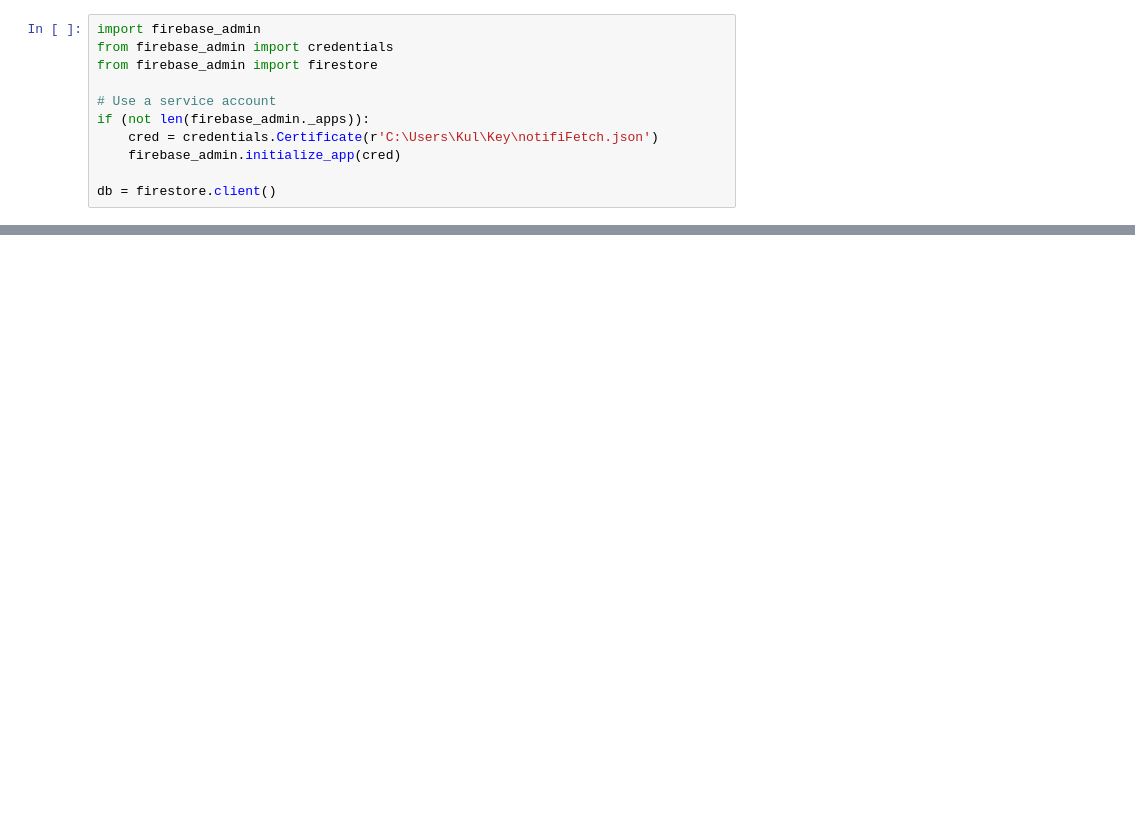
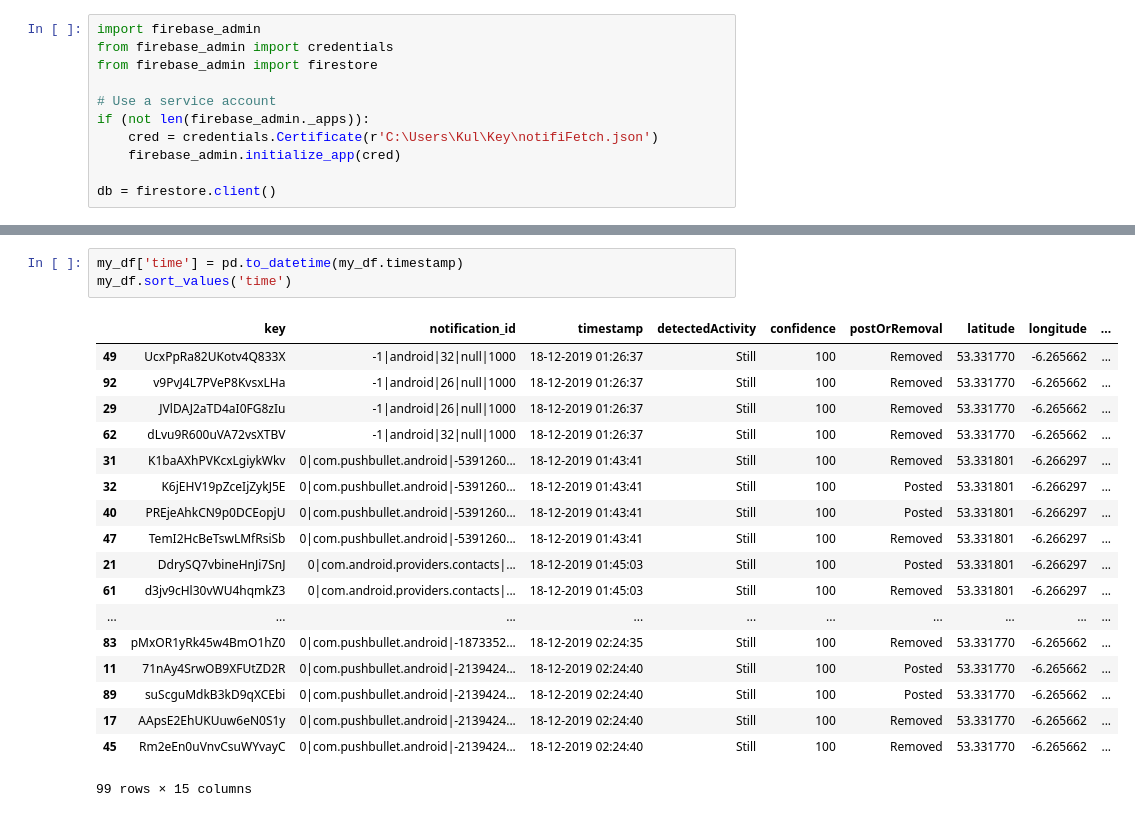
Before and after one commit to kulgaurav/NotificationLogger, a Jupyter notebook: Firestone_Fetch.ipynb, the cells around one changed output, grey strips where cells are left out. Saved outputs shown, nothing was run; the diff lists cells and outputs as text; blank space fills up the shorter version.

```diff
--- a/Firestone_Fetch.ipynb
+++ b/Firestone_Fetch.ipynb
@@ -35,0 +77,22 @@ zzyVKAauSGNiSYpZCDbF => {'notificationID': 8, 'maxConfidence': 40, 'timestamp':
+# %%
+my_df['time'] = pd.to_datetime(my_df.timestamp)
+my_df.sort_values('time')
+# %% [output]
+|  | key | notification_id | timestamp | detectedActivity | confidence | postOrRemoval | latitude | longitude | ... |
+| 49 | UcxPpRa82UKotv4Q833X | -1|android|32|null|1000 | 18-12-2019 01:26:37 | Still | 100 | Removed | 53.331770 | -6.265662 | ... |
+| 92 | v9PvJ4L7PVeP8KvsxLHa | -1|android|26|null|1000 | 18-12-2019 01:26:37 | Still | 100 | Removed | 53.331770 | -6.265662 | ... |
+| 29 | JVlDAJ2aTD4aI0FG8zIu | -1|android|26|null|1000 | 18-12-2019 01:26:37 | Still | 100 | Removed | 53.331770 | -6.265662 | ... |
+| 62 | dLvu9R600uVA72vsXTBV | -1|android|32|null|1000 | 18-12-2019 01:26:37 | Still | 100 | Removed | 53.331770 | -6.265662 | ... |
+| 31 | K1baAXhPVKcxLgiykWkv | 0|com.pushbullet.android|-5391260... | 18-12-2019 01:43:41 | Still | 100 | Removed | 53.331801 | -6.266297 | ... |
+| 32 | K6jEHV19pZceIjZykJ5E | 0|com.pushbullet.android|-5391260... | 18-12-2019 01:43:41 | Still | 100 | Posted | 53.331801 | -6.266297 | ... |
+| 40 | PREjeAhkCN9p0DCEopjU | 0|com.pushbullet.android|-5391260... | 18-12-2019 01:43:41 | Still | 100 | Posted | 53.331801 | -6.266297 | ... |
+| 47 | TemI2HcBeTswLMfRsiSb | 0|com.pushbullet.android|-5391260... | 18-12-2019 01:43:41 | Still | 100 | Removed | 53.331801 | -6.266297 | ... |
+| 21 | DdrySQ7vbineHnJi7SnJ | 0|com.android.providers.contacts|... | 18-12-2019 01:45:03 | Still | 100 | Posted | 53.331801 | -6.266297 | ... |
+| 61 | d3jv9cHl30vWU4hqmkZ3 | 0|com.android.providers.contacts|... | 18-12-2019 01:45:03 | Still | 100 | Removed | 53.331801 | -6.266297 | ... |
+| ... | ... | ... | ... | ... | ... | ... | ... | ... | ... |
+| 83 | pMxOR1yRk45w4BmO1hZ0 | 0|com.pushbullet.android|-1873352... | 18-12-2019 02:24:35 | Still | 100 | Removed | 53.331770 | -6.265662 | ... |
+| 11 | 71nAy4SrwOB9XFUtZD2R | 0|com.pushbullet.android|-2139424... | 18-12-2019 02:24:40 | Still | 100 | Posted | 53.331770 | -6.265662 | ... |
+| 89 | suScguMdkB3kD9qXCEbi | 0|com.pushbullet.android|-2139424... | 18-12-2019 02:24:40 | Still | 100 | Posted | 53.331770 | -6.265662 | ... |
+| 17 | AApsE2EhUKUuw6eN0S1y | 0|com.pushbullet.android|-2139424... | 18-12-2019 02:24:40 | Still | 100 | Removed | 53.331770 | -6.265662 | ... |
+| 45 | Rm2eEn0uVnvCsuWYvayC | 0|com.pushbullet.android|-2139424... | 18-12-2019 02:24:40 | Still | 100 | Removed | 53.331770 | -6.265662 | ... |
+99 rows × 15 columns
```
Also changed, not shown: parts of 5 cells of this notebook, 7 other files.
